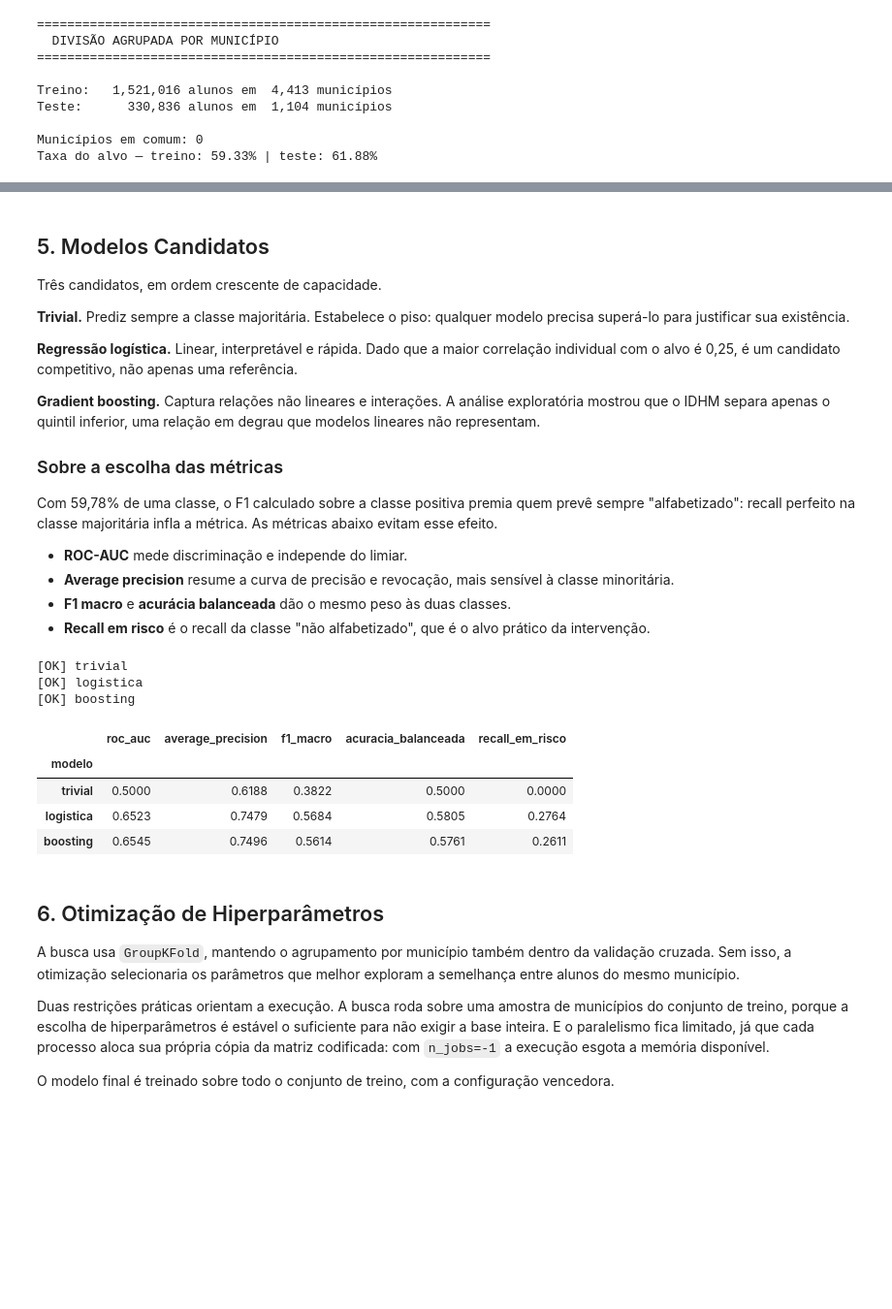
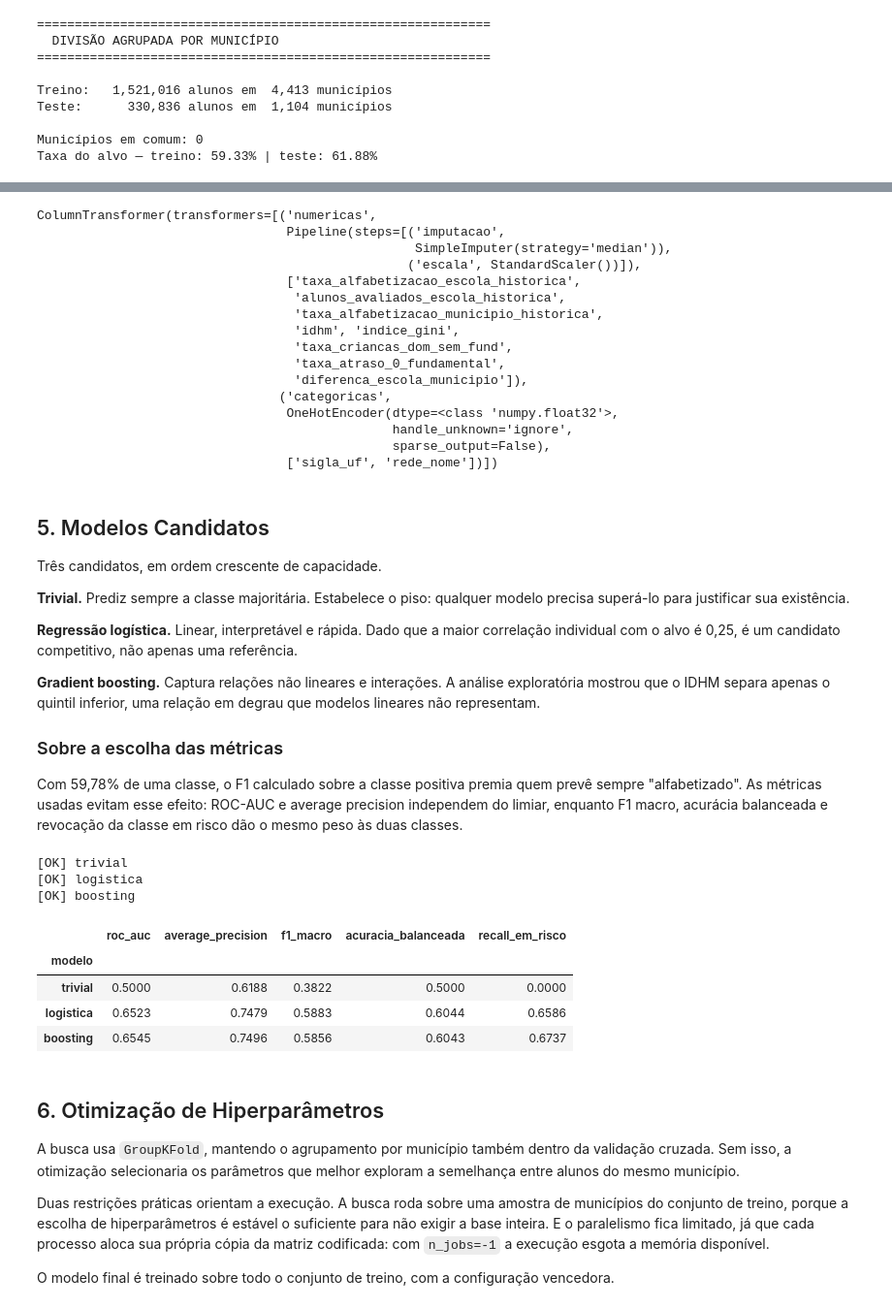
Before and after one commit to FelipeOtz/FIAP-Tech-Challenge-Fase-3-Modelo-Supervisionado, a Jupyter notebook: notebooks/02_modelagem.ipynb, the cells around one changed output, grey strips where cells are left out. Shown at 97% size. Saved outputs shown, nothing was run; the diff lists cells and outputs as text; code cells hidden in the pictures; blank space fills up the shorter version.

```diff
--- a/notebooks/02_modelagem.ipynb
+++ b/notebooks/02_modelagem.ipynb
@@ -84,22 +68,8 @@ A taxa da escola e a do município medem contextos aninhados, e nenhuma das duas
 
 A derivação é linha a linha, sem agregação, e portanto não introduz vazamento ao ser calculada antes da divisão entre treino e teste.
 # %%
-base = pd.read_parquet(CAMINHO_BASE)
-
-universo = base[
-    (base["presenca"] == 1)
-    & (base["preenchimento_caderno"] == 1)
-    & (base["ano"] == ANO_MODELAGEM)
-].copy()
-
-universo["diferenca_escola_municipio"] = (
-    universo["taxa_alfabetizacao_escola_historica"]
-    - universo["taxa_alfabetizacao_municipio_historica"]
-)
-
-X = universo[FEATURES_NUMERICAS + FEATURES_CATEGORICAS]
-y = universo[ALVO]
-grupos = universo[AGRUPADOR]
+universo = carregar_universo(CAMINHO_BASE)
+X, y, grupos = separar_features(universo)
 
 print("=" * 60)
 print("  UNIVERSO DE MODELAGEM")
@@ -126,6 +96,5 @@ Agrupando, o conjunto de teste contém apenas municípios que o modelo nunca viu
 # %%
-divisor = GroupShuffleSplit(n_splits=1, test_size=0.2, random_state=SEMENTE)
-indices_treino, indices_teste = next(divisor.split(X, y, groups=grupos))
+indices_treino, indices_teste = dividir_agrupado(X, y, grupos)
 
 X_treino, X_teste = X.iloc[indices_treino], X.iloc[indices_teste]
 y_treino, y_teste = y.iloc[indices_treino], y.iloc[indices_teste]
@@ -193,3 +128,22 @@ ColumnTransformer(transformers=[('numericas',
+# %%
+criar_preprocessador()
+# %% [output]
+ColumnTransformer(transformers=[('numericas',
+                                 Pipeline(steps=[('imputacao',
+                                                  SimpleImputer(strategy='median')),
+                                                 ('escala', StandardScaler())]),
+                                 ['taxa_alfabetizacao_escola_historica',
+                                  'alunos_avaliados_escola_historica',
+                                  'taxa_alfabetizacao_municipio_historica',
+                                  'idhm', 'indice_gini',
+                                  'taxa_criancas_dom_sem_fund',
+                                  'taxa_atraso_0_fundamental',
+                                  'diferenca_escola_municipio']),
+                                ('categoricas',
+                                 OneHotEncoder(dtype=<class 'numpy.float32'>,
+                                               handle_unknown='ignore',
+                                               sparse_output=False),
+                                 ['sigla_uf', 'rede_nome'])])
 # %% [markdown]
 ## 5. Modelos Candidatos
 
@@ -203,50 +157,33 @@ Três candidatos, em ordem crescente de capacidade.
 
 ### Sobre a escolha das métricas
 
-Com 59,78% de uma classe, o F1 calculado sobre a classe positiva premia quem prevê sempre "alfabetizado": recall perfeito na classe majoritária infla a métrica. As métricas abaixo evitam esse efeito.
-
-- **ROC-AUC** mede discriminação e independe do limiar.
-- **Average precision** resume a curva de precisão e revocação, mais sensível à classe minoritária.
-- **F1 macro** e **acurácia balanceada** dão o mesmo peso às duas classes.
-- **Recall em risco** é o recall da classe "não alfabetizado", que é o alvo prático da intervenção.
+Com 59,78% de uma classe, o F1 calculado sobre a classe positiva premia quem prevê sempre "alfabetizado". As métricas usadas evitam esse efeito: ROC-AUC e average precision independem do limiar, enquanto F1 macro, acurácia balanceada e revocação da classe em risco dão o mesmo peso às duas classes.
 # %%
-def avaliar(nome: str, y_real, probabilidades, limiar: float = 0.5) -> dict:
-    predicoes = (probabilidades >= limiar).astype(int)
-    return {
-        "modelo": nome,
-        "roc_auc": roc_auc_score(y_real, probabilidades),
-        "average_precision": average_precision_score(y_real, probabilidades),
-        "f1_macro": f1_score(y_real, predicoes, average="macro"),
-        "acuracia_balanceada": balanced_accuracy_score(y_real, predicoes),
-        "recall_em_risco": recall_score(y_real, predicoes, pos_label=0),
-    }
-
-
 modelos = {
     "trivial": DummyClassifier(strategy="most_frequent"),
     "logistica": LogisticRegression(max_iter=1000, random_state=SEMENTE),
     "boosting": HistGradientBoostingClassifier(random_state=SEMENTE),
 }
 
 resultados = []
 
 for nome, estimador in modelos.items():
-    pipeline = Pipeline([("preprocessamento", preprocessador), ("modelo", estimador)])
+    pipeline = construir_pipeline(estimador)
     pipeline.fit(X_treino, y_treino)
 
     resultados.append(avaliar(nome, y_teste, pipeline.predict_proba(X_teste)[:, 1]))
     print(f"[OK] {nome}")
 
-pd.DataFrame(resultados).set_index("modelo").round(4)
+comparar(resultados)
 # %% [output]
 [OK] trivial
 [OK] logistica
 [OK] boosting
 |  | roc_auc | average_precision | f1_macro | acuracia_balanceada | recall_em_risco |
 | modelo |  |  |  |  |  |
 | trivial | 0.5000 | 0.6188 | 0.3822 | 0.5000 | 0.0000 |
-| logistica | 0.6523 | 0.7479 | 0.5684 | 0.5805 | 0.2764 |
-| boosting | 0.6545 | 0.7496 | 0.5614 | 0.5761 | 0.2611 |
+| logistica | 0.6523 | 0.7479 | 0.5883 | 0.6044 | 0.6586 |
+| boosting | 0.6545 | 0.7496 | 0.5856 | 0.6043 | 0.6737 |
 # %% [markdown]
 ## 6. Otimização de Hiperparâmetros
 
```
Also changed, not shown: parts of 14 cells of this notebook, 15 other files.
